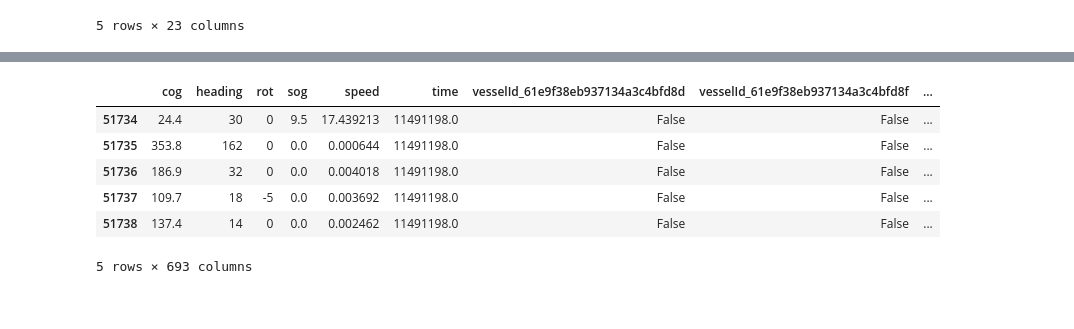
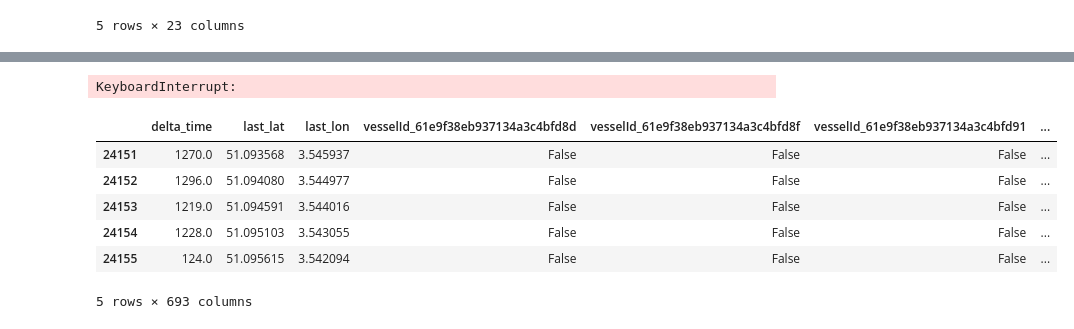
Before and after one commit to baconmoontwist/ML, a Jupyter notebook: Henrik/ML 1.ipynb, the cells around one changed output, grey strips where cells are left out. Cells and saved outputs as stored; diff of their text form; code cells hidden in the pictures.

```diff
--- a/Henrik/ML 1.ipynb
+++ b/Henrik/ML 1.ipynb
@@ -291,29 +185,0 @@ enestest.tail()
-# %%
-start = time.time()
-enesresc = enesres.copy()
-enesresc = enesresc.reset_index(drop = True)
-enesresc['time'] = enestest.reset_index(drop=True)['time']
-blblbl = test.copy()
-blblbl['indexer'] = blblbl.index
-blblbl=blblbl.sort_values(by=['vesselId',"time"]).reset_index(drop=True)
-enesresc['indexer']= blblbl['indexer']
-enesresc = enesresc.sort_values(by = ['indexer']).reset_index(drop=True)
-enesresc = preprocess(enesresc)
-for column in trainingdata4:
-    if column not in enesresc:
-        enesresc[column] = False
-enesresc = enesresc.drop(columns = "indexer")
-
-enesresc = enesresc.reindex(sorted(enesresc.columns), axis=1)
-#res = model2.predict(enesresc)
-res1 = model2.predict(enesresc)
-res2 = model3.predict(enesresc)
-enesresc.tail()
-# %% [output]
-|  | cog | heading | rot | sog | speed | time | vesselId_61e9f38eb937134a3c4bfd8d | vesselId_61e9f38eb937134a3c4bfd8f | ... |
-| 51734 | 24.4 | 30 | 0 | 9.5 | 17.439213 | 11491198.0 | False | False | ... |
-| 51735 | 353.8 | 162 | 0 | 0.0 | 0.000644 | 11491198.0 | False | False | ... |
-| 51736 | 186.9 | 32 | 0 | 0.0 | 0.004018 | 11491198.0 | False | False | ... |
-| 51737 | 109.7 | 18 | -5 | 0.0 | 0.003692 | 11491198.0 | False | False | ... |
-| 51738 | 137.4 | 14 | 0 | 0.0 | 0.002462 | 11491198.0 | False | False | ... |
-5 rows × 693 columns
@@ -347,3 +186,53 @@ for _,i in testcopy.iterrows():
+# %%
+#lat,lon
+start = time.time()
+worker = test5p.copy().drop(columns=["index"])
+worker["vesselId"] = test5_processed.sort_values(by = ["vesselId","time"]).reset_index()["vesselId"]
+
+def predi(data,vid,tim):
+    work = data.copy().reset_index(drop=True)
+    for i in range(len(work)-1):
+        pred = model5.predict(work[i:i+1])[0]
+        work.at[i+1,"last_lat"]=work.at[i,"last_lat"]+pred[0]
+        work.at[i+1,"last_lon"]=(work.at[i,"last_lon"]+pred[1]+180)%360-180
+    last = model5.predict(work[-1:])[0]
+    work["latitude"]=work["last_lat"].shift(-1)
+    work["longitude"]=work["last_lon"].shift(-1)
+    work.at[len(work)-1,"latitude"]=work.at[len(work)-1,"last_lat"]+last[0]
+    work.at[len(work)-1,"longitude"]=(work.at[len(work)-1,"last_lon"]+last[1]+180)%360-180
+    work["vesselId"]=id
+    work["time"]=tim
+    return work
+
+uniqueVessel = worker["vesselId"].unique()
+dog_list = []
+for id in uniqueVesselId:
+    #Isolate a single boat and clean
+    boat = worker[worker["vesselId"] == id].drop(columns=["vesselId"])
+    tim = boat["time"]
+    boat = predi(boat.drop(columns="time"),id,tim)
+    for _, row in boat.iterrows():
+        dog_list.append(row.to_dict())
+
+worker = pd.DataFrame(dog_list).sort_values(by=["vesselId","time"]).reset_index(drop=True)
+
+worker["index"]=test5p["index"]
+worker = worker.sort_values(by=["index"]).reset_index(drop=True)
+
+print(time.time()-start)
+worker.tail()
+# %% [output]
+KeyboardInterrupt:
+# %%
+pd.DataFrame(dog_list).sort_values(by=["vesselId","time"]).reset_index(drop=True).tail()
+# %% [output]
+|  | delta_time | last_lat | last_lon | vesselId_61e9f38eb937134a3c4bfd8d | vesselId_61e9f38eb937134a3c4bfd8f | vesselId_61e9f38eb937134a3c4bfd91 | ... |
+| 24151 | 1270.0 | 51.093568 | 3.545937 | False | False | False | ... |
+| 24152 | 1296.0 | 51.094080 | 3.544977 | False | False | False | ... |
+| 24153 | 1219.0 | 51.094591 | 3.544016 | False | False | False | ... |
+| 24154 | 1228.0 | 51.095103 | 3.543055 | False | False | False | ... |
+| 24155 | 124.0 | 51.095615 | 3.542094 | False | False | False | ... |
+5 rows × 693 columns
 # %%
 ramg = [i for i in range(51739)]
 #res2 = [ramg,[(i[1]+180)%360-180 for i in res],[(i[0]+90)%180-90 for i in res]]
```
Also changed, not shown: parts of 14 cells of this notebook, 1 other file.
